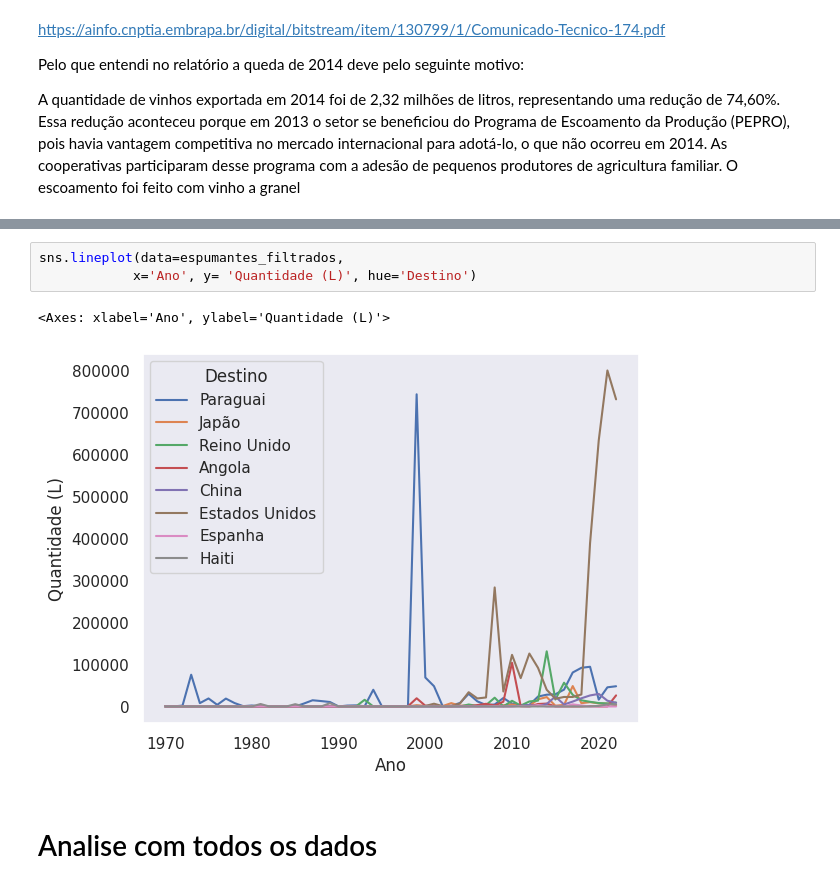
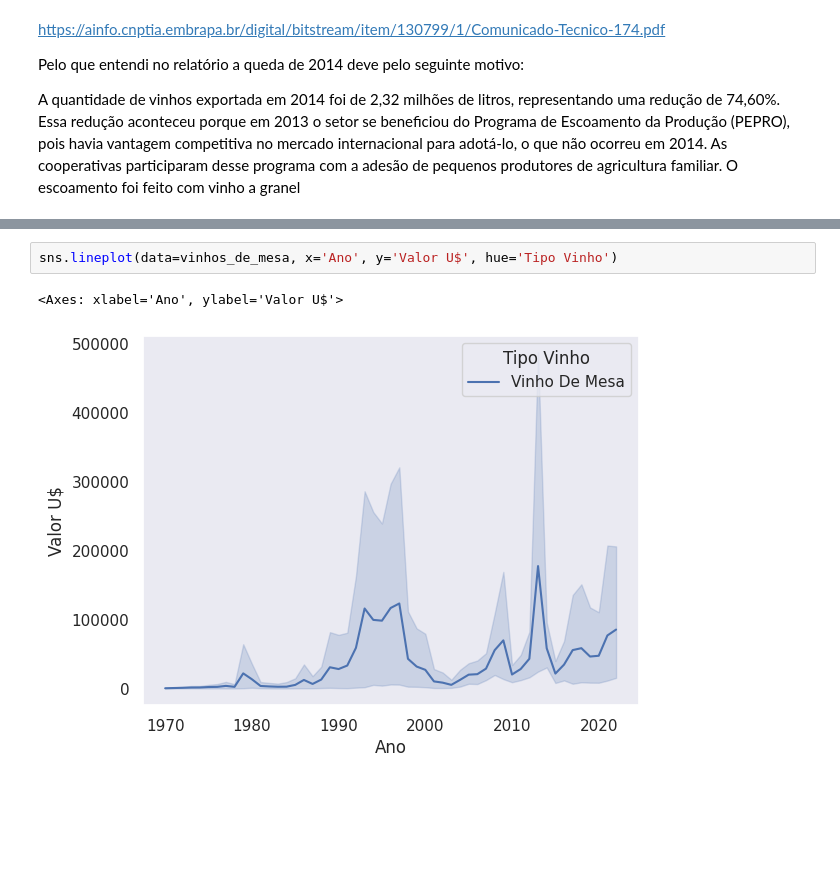
Before and after one commit to icarocarmona/Tech-Challenges-DTAT-Grupo-26, a Jupyter notebook: notebooks/Analise_sobre_a_exportação_de_Vinhos.ipynb, the cells around one changed output, grey strips where cells are left out. Saved outputs shown, nothing was run; the diff lists cells and outputs as text; blank space fills up the shorter version.

```diff
--- a/notebooks/Analise_sobre_a_exportação_de_Vinhos.ipynb
+++ b/notebooks/Analise_sobre_a_exportação_de_Vinhos.ipynb
@@ -128,8 +119,5 @@ familiar. O escoamento foi feito com vinho a granel
 # %%
-sns.lineplot(data=espumantes_filtrados,
-            x='Ano', y= 'Quantidade (L)', hue='Destino')
+sns.lineplot(data=vinhos_de_mesa, x='Ano', y='Valor U$', hue='Tipo Vinho')
 # %% [output]
-<Axes: xlabel='Ano', ylabel='Quantidade (L)'>
+<Axes: xlabel='Ano', ylabel='Valor U$'>
-[figure, old version]
+[figure, new version]
-# %% [markdown]
-# Analise com todos os dados
```
Also changed, not shown: parts of 19 cells of this notebook.
